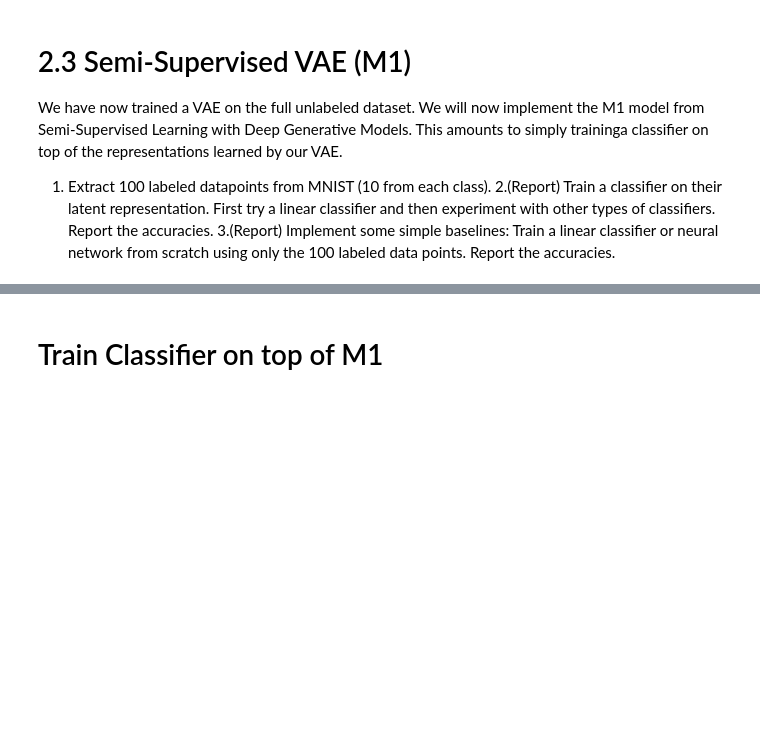
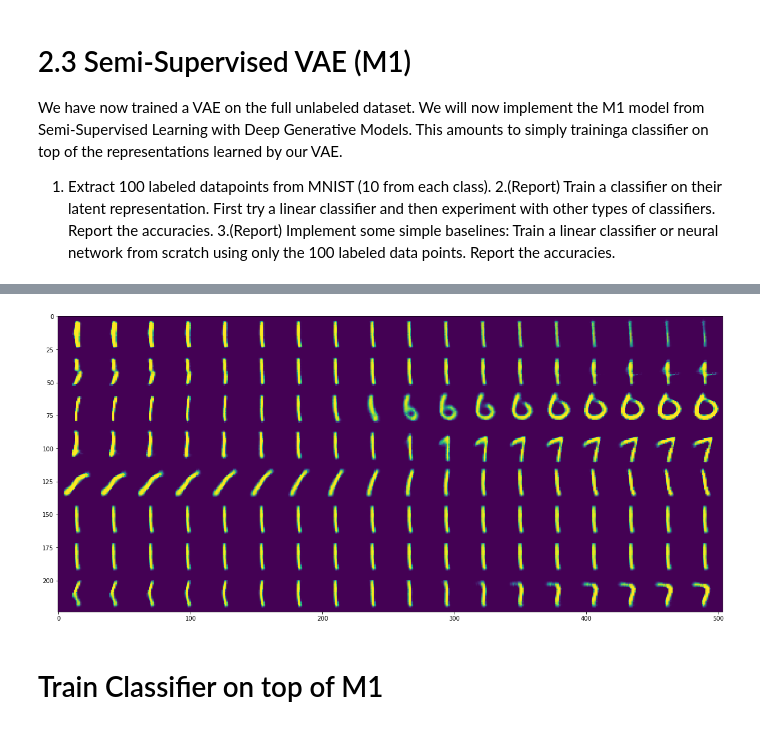
Before and after one commit to BenjaminEriksen95/VAEGen, a Jupyter notebook: Presentation_M1.ipynb, the cells around one changed output, grey strips where cells are left out. Saved outputs shown, nothing was run; the diff lists cells and outputs as text; code cells hidden in the pictures; blank space fills up the shorter version.

```diff
--- a/Presentation_M1.ipynb
+++ b/Presentation_M1.ipynb
@@ -362,3 +371,36 @@ plot_examples(model=model, sample=True)
+# %%
+z_in=model.sample(batch_size=10000,z_out=True)
+# %%
+
+def plot_interpolation(z_in=None,image_n=0,latent_dim=latent_dim,imsize=28,interpolate_dim=20,std_=3,batch_size=100):
+  if z_in is None:
+      ztest =model.sample(batch_size=batch_size,z_out=True)
+  else:
+    ztest=z_in
+  test_data=torch.zeros(latent_dim*interpolate_dim,latent_dim)
+  for i in range(test_data.shape[0]):
+      test_data[i]=ztest[image_n]
+  range_=np.zeros([latent_dim,interpolate_dim])
+  for c,i in enumerate(ztest.std(0).cpu().detach().numpy()):
+      range_[c]=np.linspace(-std_*i,std_*i,int(interpolate_dim))
+  for c in range(latent_dim*interpolate_dim):
+      test_data[c][int(c/interpolate_dim)]=range_[int(c/interpolate_dim)][c%interpolate_dim]
+      # print(c,int(c/interpolate_dim),"_",int(c/interpolate_dim),c%interpolate_dim,"_",range_[int(c/interpolate_dim)][c%interpolate_dim])
+      # print(c,test_data[c].cpu().detach().numpy())
+  smple_pic =model.decode(test_data.to(device))
+  all_pics=np.zeros([imsize*latent_dim,imsize*interpolate_dim])
+  for i in range(latent_dim):
+      for j in range(interpolate_dim):
+  #         print(i,j)
+          all_pics[i*imsize:(i+1)*imsize,j*imsize:(j+1)*imsize]=smple_pic[(interpolate_dim*i)+j][0].cpu().data
+  fig = plt.figure()
+  fig.set_figheight(40)
+  fig.set_figwidth(20)
+  plt.imshow(all_pics, interpolation='none')
+  return(ztest.std(0).cpu().detach().numpy())
+std__=plot_interpolation(z_in=z_in,image_n=0,latent_dim=latent_dim,imsize=28,interpolate_dim=18,std_=4,batch_size=10000)
+# %% [output]
+[figure, added]
 # %% [markdown]
 # Train Classifier on top of M1
 # %%
```
Also changed, not shown: parts of 13 cells of this notebook.
